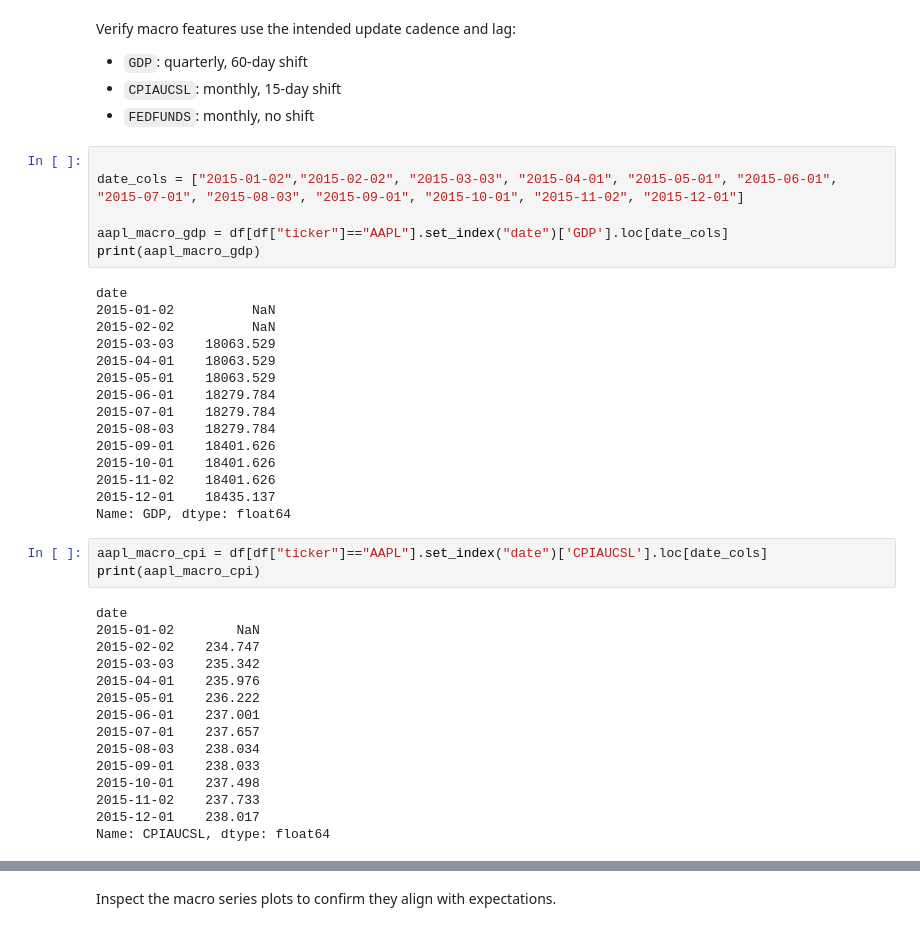
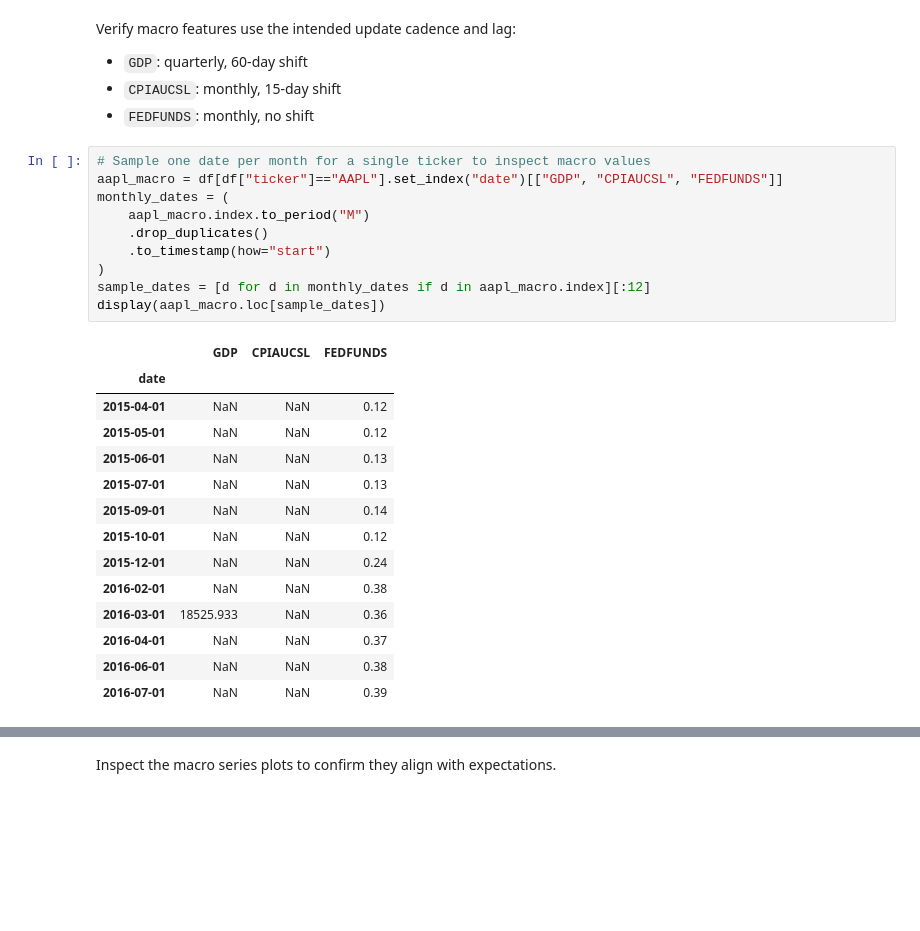
Before and after one commit to IgorDragone/hybrid-stock-prediction-thesis, a Jupyter notebook: notebooks/01_sanity_check.ipynb, the cells around one changed output, grey strips where cells are left out. Cells and saved outputs as stored; diff of their text form; blank space fills up the shorter version.

```diff
--- a/notebooks/01_sanity_check.ipynb
+++ b/notebooks/01_sanity_check.ipynb
@@ -471,41 +578,27 @@ Verify macro features use the intended update cadence and lag:
 - `CPIAUCSL`: monthly, 15-day shift
 - `FEDFUNDS`: monthly, no shift
 # %%
-
-date_cols = ["2015-01-02","2015-02-02", "2015-03-03", "2015-04-01", "2015-05-01", "2015-06-01", "2015-07-01", "2015-08-03", "2015-09-01", "2015-10-01", "2015-11-02", "2015-12-01"]
-
-aapl_macro_gdp = df[df["ticker"]=="AAPL"].set_index("date")['GDP'].loc[date_cols]
-print(aapl_macro_gdp)
+# Sample one date per month for a single ticker to inspect macro values
+aapl_macro = df[df["ticker"]=="AAPL"].set_index("date")[["GDP", "CPIAUCSL", "FEDFUNDS"]]
+monthly_dates = (
+    aapl_macro.index.to_period("M")
+    .drop_duplicates()
+    .to_timestamp(how="start")
+)
+sample_dates = [d for d in monthly_dates if d in aapl_macro.index][:12]
+display(aapl_macro.loc[sample_dates])
 # %% [output]
-date
-2015-01-02          NaN
-2015-02-02          NaN
-2015-03-03    18063.529
-2015-04-01    18063.529
-2015-05-01    18063.529
-2015-06-01    18279.784
-2015-07-01    18279.784
-2015-08-03    18279.784
-2015-09-01    18401.626
-2015-10-01    18401.626
-2015-11-02    18401.626
-2015-12-01    18435.137
-Name: GDP, dtype: float64
+|  | GDP | CPIAUCSL | FEDFUNDS |
+| date |  |  |  |
+| 2015-04-01 | NaN | NaN | 0.12 |
+| 2015-05-01 | NaN | NaN | 0.12 |
+| 2015-06-01 | NaN | NaN | 0.13 |
+| 2015-07-01 | NaN | NaN | 0.13 |
+| 2015-09-01 | NaN | NaN | 0.14 |
+| 2015-10-01 | NaN | NaN | 0.12 |
+| 2015-12-01 | NaN | NaN | 0.24 |
+| 2016-02-01 | NaN | NaN | 0.38 |
+| 2016-03-01 | 18525.933 | NaN | 0.36 |
+| 2016-04-01 | NaN | NaN | 0.37 |
+| 2016-06-01 | NaN | NaN | 0.38 |
+| 2016-07-01 | NaN | NaN | 0.39 |
-# %%
-aapl_macro_cpi = df[df["ticker"]=="AAPL"].set_index("date")['CPIAUCSL'].loc[date_cols]
-print(aapl_macro_cpi)
-# %% [output]
-date
-2015-01-02        NaN
-2015-02-02    234.747
-2015-03-03    235.342
-2015-04-01    235.976
-2015-05-01    236.222
-2015-06-01    237.001
-2015-07-01    237.657
-2015-08-03    238.034
-2015-09-01    238.033
-2015-10-01    237.498
-2015-11-02    237.733
-2015-12-01    238.017
-Name: CPIAUCSL, dtype: float64
```
Also changed, not shown: parts of 40 cells of this notebook.
